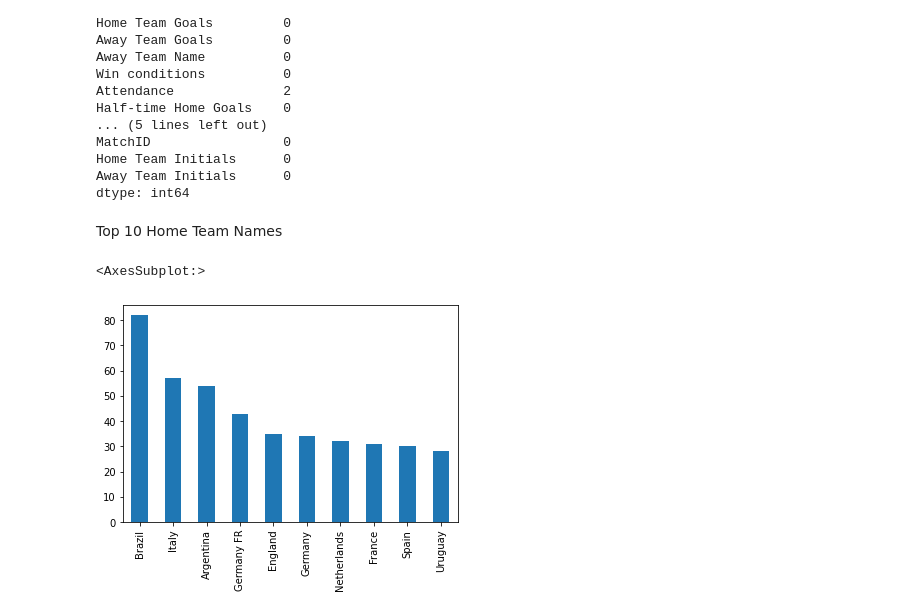
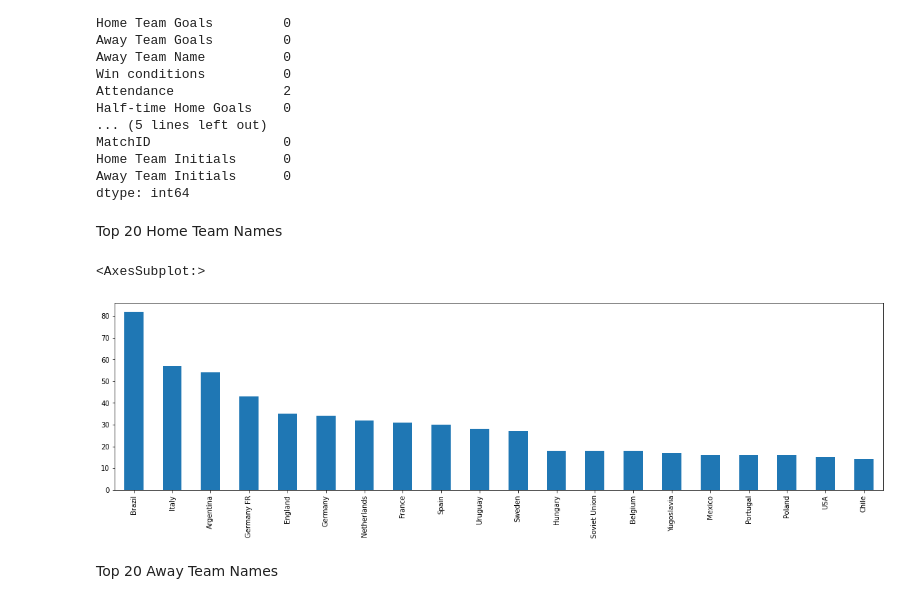
Before and after one commit to PatrykB-dot/notebooks, a Jupyter notebook: world_cup/Untitled.ipynb, the cells around one changed output. Saved outputs shown, nothing was run; the diff lists cells and outputs as text; code cells hidden in the pictures.

```diff
--- a/world_cup/Untitled.ipynb
+++ b/world_cup/Untitled.ipynb
@@ -48,7 +46,11 @@ ax = df['Home Team Name'].value_counts()
 # %% [markdown]
-Top 10 Home Team Names
+Top 20 Home Team Names
+# %%
+home_teams = df['Home Team Name'].value_counts()
 # %%
-ax[:10].plot.bar()
+home_teams[:20].plot.bar(figsize=(20, 5))
 # %% [output]
 <AxesSubplot:>
-[figure, old version]
+[figure, new version]
+# %% [markdown]
+Top 20 Away Team Names
```
Also changed, not shown: parts of 6 cells of this notebook.
